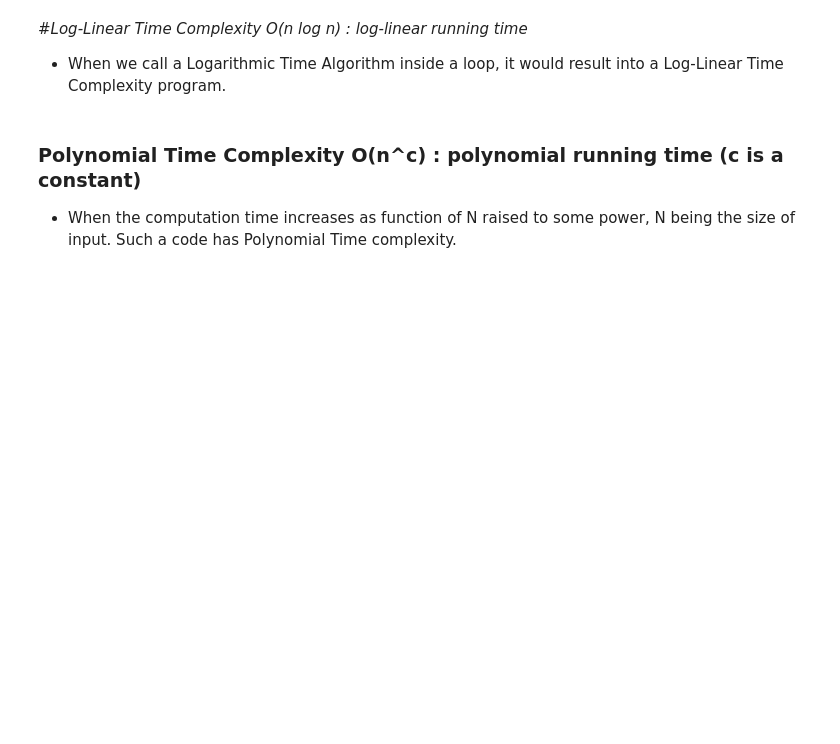
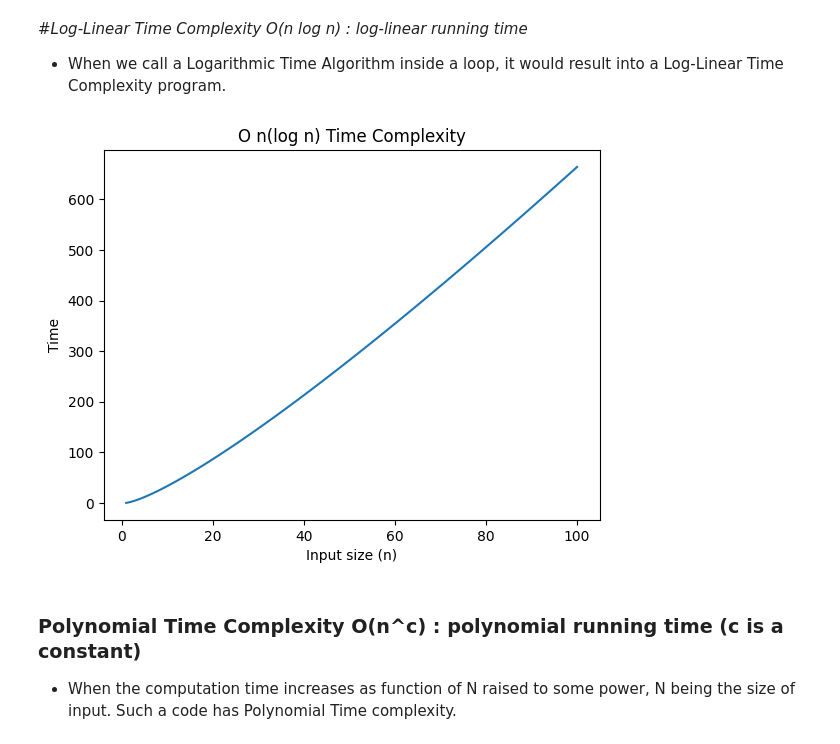
Before and after one commit to shagun0202/algorithm-and-problem-solving, a Jupyter notebook: Lab_3_Growth_of_function.ipynb, the cells around one changed output. Cells and saved outputs as stored; diff of their text form; code cells hidden in the pictures; blank space fills up the shorter version.

```diff
--- a/Lab_3_Growth_of_function.ipynb
+++ b/Lab_3_Growth_of_function.ipynb
@@ -203,3 +183,32 @@ result into a Log-Linear Time Complexity program.
+# %%
+#Prob_5 Take Suitable example and write function that runs in log-linear time. plot the graph as well, similar to above example.
+def fun1(n):
+    for i in range(1,n+1):
+      j=1
+      while j<=n:
+        print("*",end=" ")
+        j*=2
+      print()
+
+import matplotlib.pyplot as plt
+import time
+
+import math
+
+
+
+
+n_values = list(range(1, 101))
+time_values = [n*math.log2(n) for n in n_values]
+
+plt.figure()
+plt.plot(n_values, time_values)
+plt.xlabel("Input size (n)")
+plt.ylabel("Time")
+plt.title("O n(log n) Time Complexity")
+plt.show()
+# %% [output]
+[figure, added]
 # %% [markdown]
 ### Polynomial Time Complexity O(n^c) : polynomial running time (c is a constant)
 
```
Also changed, not shown: parts of 9 cells of this notebook.
